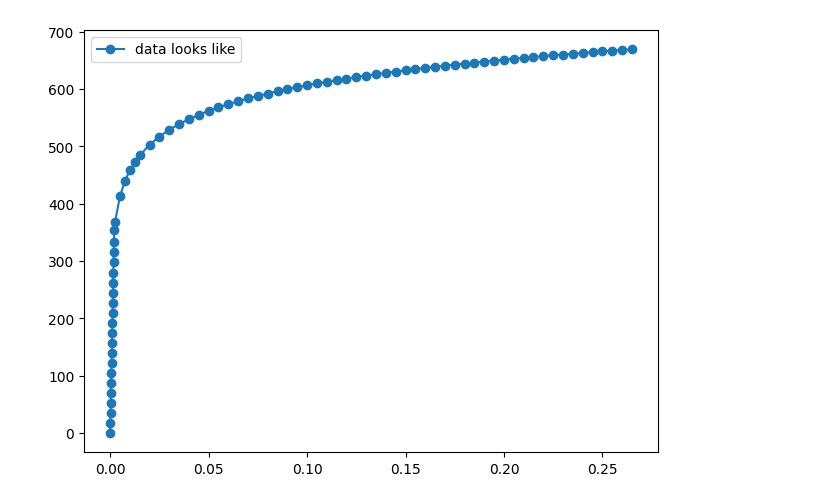
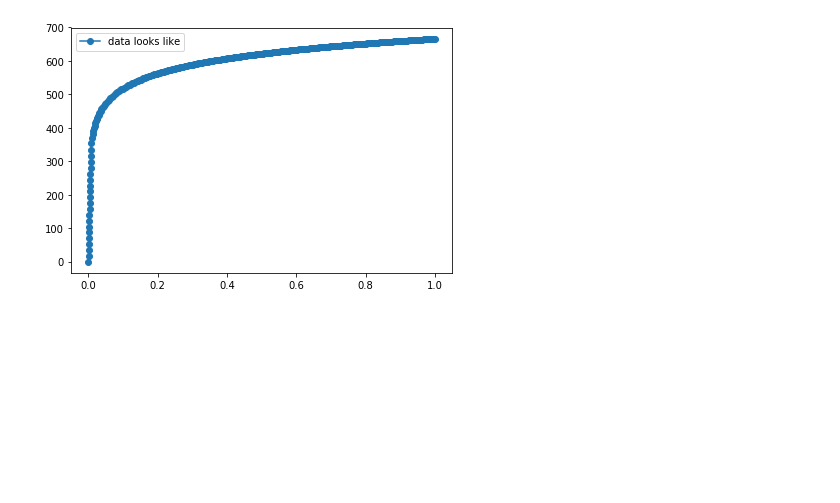
Before and after one commit to nmtuan97/ml_learning, a Jupyter notebook: rbf_model.ipynb, the cells around one changed output. Drawn from its saved outputs; the diff is of its cells as text; code cells hidden in the pictures; blank space fills up the shorter version.

```diff
--- a/rbf_model.ipynb
+++ b/rbf_model.ipynb
@@ -272,18 +273,20 @@ class RBFNet(object):
 #plt.tight_layout()
 #plt.show()
 # %%
-data = np.loadtxt("C:/Users/nguyenminhtuan/Downloads/nmtuan97/scripts/2_testdata/data_for_test.csv", delimiter=',')
+data = np.loadtxt("E:/nmtuan97/1_scripts/data_test.csv", delimiter=',')
 X = data[:,:1]
 y = data[:,1:2]
 
-X_train,X_test,y_train,y_test = train_test_split(X,y,test_size = 0.33)
-sorted_x = np.sort(X_train)
-sorted_y = np.sort(y_train)
+X = MinMaxScaler().fit_transform(X)
+
+# X_train,X_test,y_train,y_test = train_test_split(X,y,test_size = 0.33)
+# sorted_x = np.sort(X_train)
+# sorted_y = np.sort(y_train)
 
 plt.plot(X, y, '-o', label='data looks like')
 plt.legend()
 plt.tight_layout()
 plt.show()
 # %% [output]
-[figure, old version]
+[figure, new version]
 # %%
```
Also changed, not shown: parts of 15 cells of this notebook, 1 other file.
